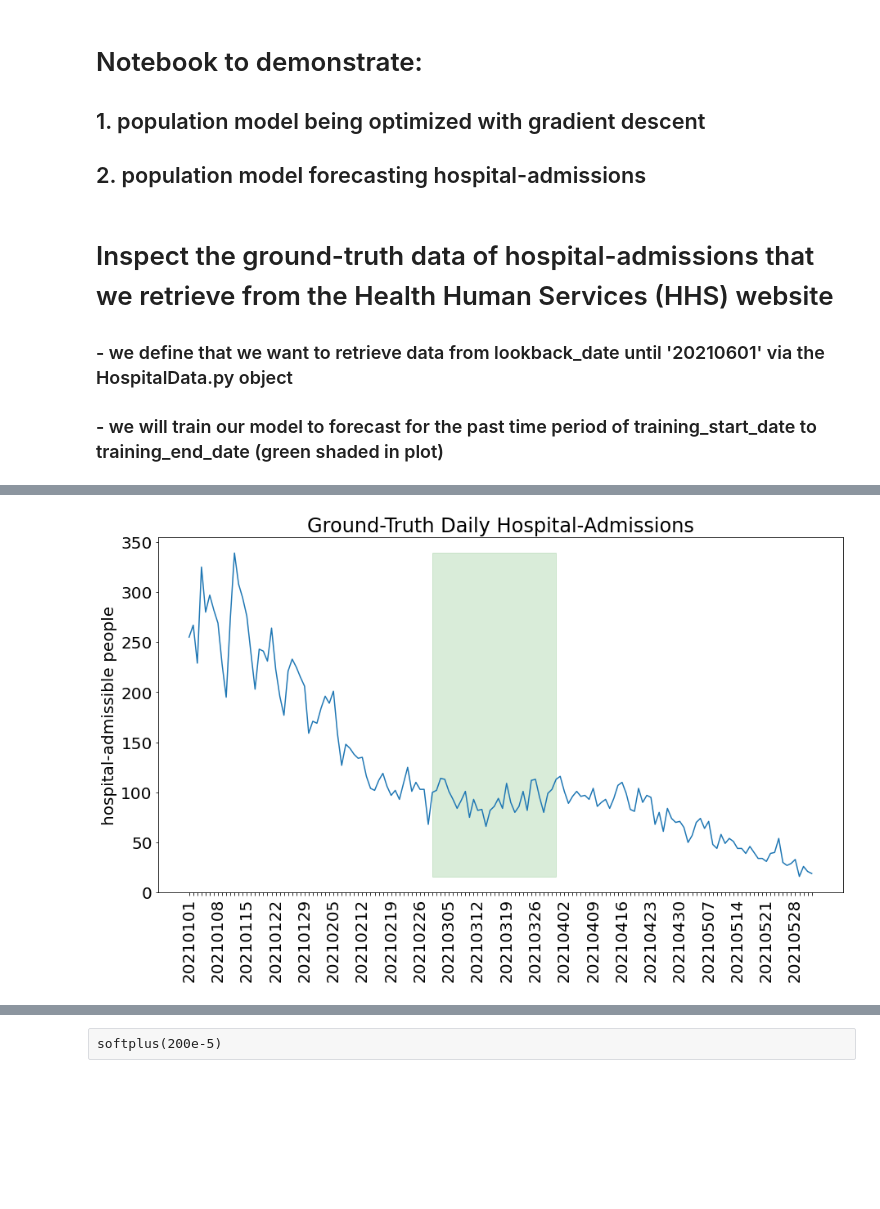
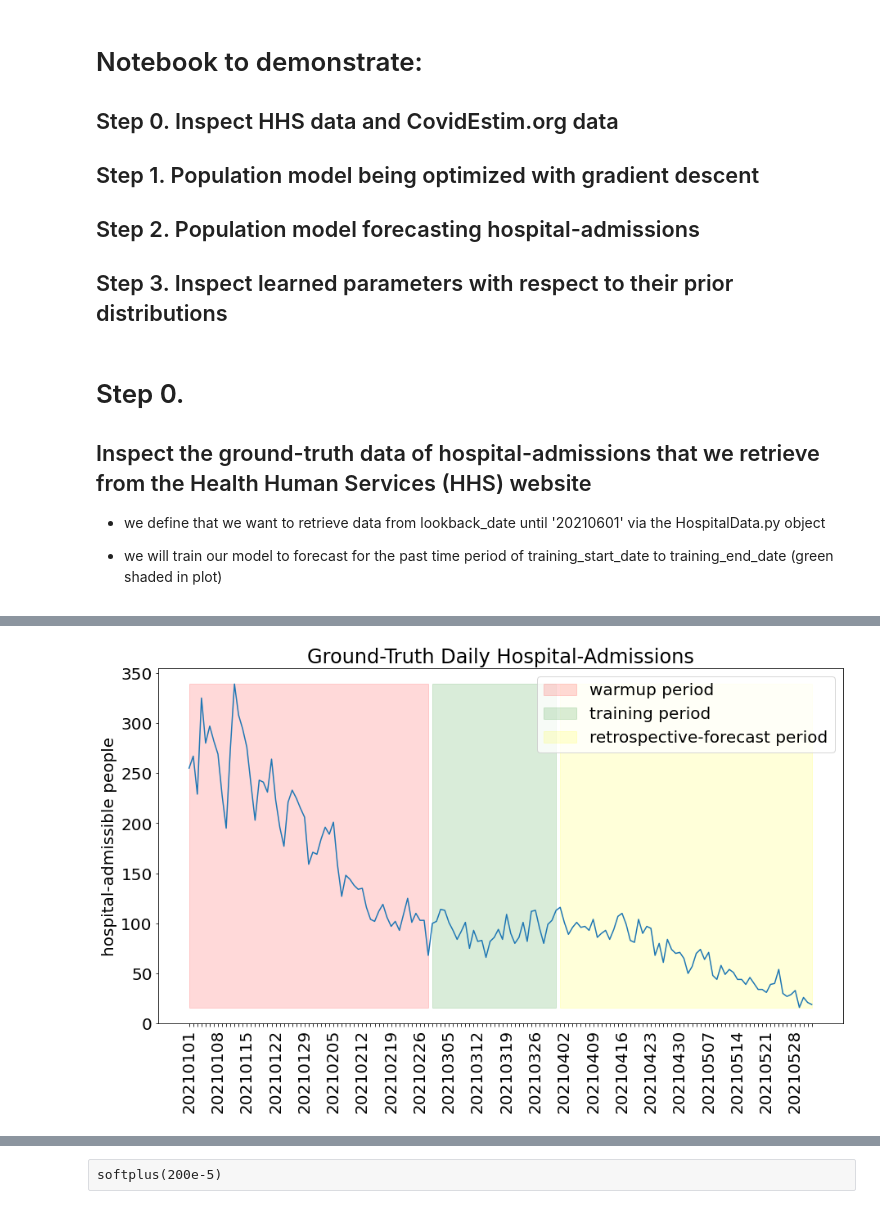
Before and after one commit to tufts-ml/covid19-forecasting, a Jupyter notebook: PopulationModel-train-MA-Copy1.ipynb, the cells around one changed output, grey strips where cells are left out. Drawn from its saved outputs; the diff is of its cells as text; code cells hidden in the pictures; blank space fills up the shorter version.

```diff
--- a/PopulationModel-train-MA-Copy1.ipynb
+++ b/PopulationModel-train-MA-Copy1.ipynb
@@ -1,9 +1,13 @@
 # %% [markdown]
 # Notebook to demonstrate:
 
-## 1. population model being optimized with gradient descent
+## Step 0. Inspect HHS data and CovidEstim.org data
 
-## 2. population model forecasting hospital-admissions
+## Step 1. Population model being optimized with gradient descent
+
+## Step 2. Population model forecasting hospital-admissions
+
+## Step 3. Inspect learned parameters with respect to their prior distributions
 # %%
 import datetime
 import turicreate as tc
@@ -18,11 +22,12 @@ from HospitalData import HospitalData
 
 from PopulationModel import PopulationModel
 # %% [markdown]
-# Inspect the ground-truth data of hospital-admissions that we retrieve from the Health Human Services (HHS) website
+# Step 0.
+## Inspect the ground-truth data of hospital-admissions that we retrieve from the Health Human Services (HHS) website
 
-### - we define that we want to retrieve data from lookback_date until '20210601' via the HospitalData.py object
+ - we define that we want to retrieve data from lookback_date until '20210601' via the HospitalData.py object
 
-### - we will train our model to forecast for the past time period of training_start_date to training_end_date (green shaded in plot)
+ - we will train our model to forecast for the past time period of training_start_date to training_end_date (green shaded in plot)
 # %%
 # covidestim_csv = 'covidestim.csv'
 state_long = 'Massachusetts'
@@ -54,7 +59,10 @@ plt.title('Ground-Truth Daily Hospital-Admissions')
 plt.ylabel('hospital-admissible people')
 training_end_date_idx = list(hd_truthful.filtered_data['date']).index(training_end_date)
 training_start_date_idx = list(hd_truthful.filtered_data['date']).index(training_start_date)
-plt.fill_between(range(training_start_date_idx,training_end_date_idx), min(truthful_Admission_counts), max(truthful_Admission_counts),alpha=0.15, color='green')
 
+h1 = plt.fill_between(range(training_start_date_idx), min(truthful_Admission_counts), max(truthful_Admission_counts),alpha=0.15, color='red')
+h2 = plt.fill_between(range(training_start_date_idx,training_end_date_idx), min(truthful_Admission_counts), max(truthful_Admission_counts),alpha=0.15, color='green')
+h3 = plt.fill_between(range(training_end_date_idx,len(truthful_Admission_counts)), min(truthful_Admission_counts), max(truthful_Admission_counts),alpha=0.15, color='yellow')
+plt.legend(handles=[h1,h2, h3], labels=["warmup period", "training period", "retrospective-forecast period"])
 plt.show()
 # %% [output]
@@ -61,2 +70,2 @@ plt.show()
-[figure, old version]
+[figure, new version]
 # %% [markdown]
```
Also changed, not shown: parts of 20 cells of this notebook, 3 other files.
